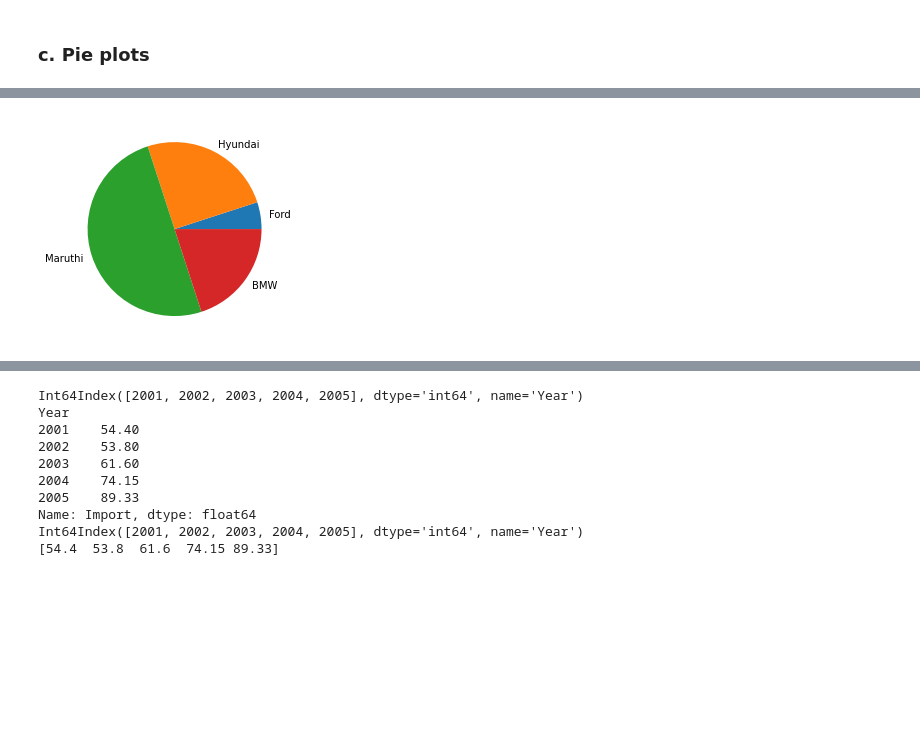
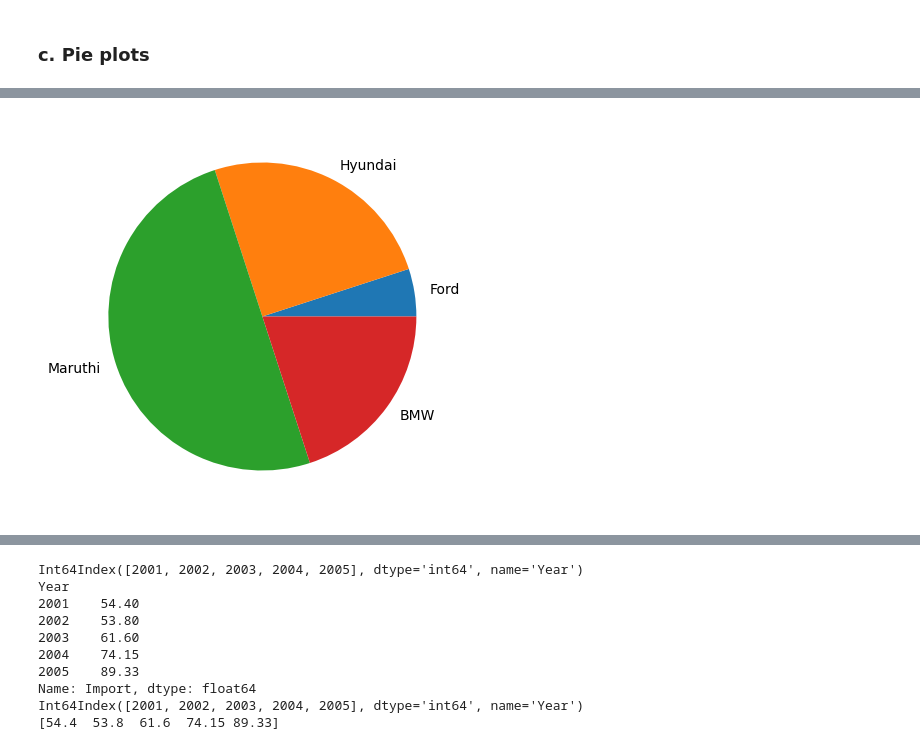
Before and after one commit to vidyadharbendre/learn_advanced_python_using_examples, a Jupyter notebook: notebooks/Advanced/advanced_python_programming_4.ipynb, the cells around one changed output, grey strips where cells are left out. Drawn from its saved outputs; the diff is of its cells as text; code cells hidden in the pictures; blank space fills up the shorter version.

```diff
--- a/notebooks/Advanced/advanced_python_programming_4.ipynb
+++ b/notebooks/Advanced/advanced_python_programming_4.ipynb
@@ -296,11 +323,13 @@ dataframe_5.plot(x='Year', y=["Import", "Export"], kind="bar", width = 0.8)
 # %%
 # type your code here
 data_pie = [5, 25, 50, 20]
 cars = ['Ford', 'Hyundai', 'Maruthi', 'BMW']
+
+plt.figure(figsize=(10, 5))
 plt.pie(x=data_pie, labels=cars)
 plt.show()
 # %% [output]
-[figure, old version]
+[figure, new version]
 # %% [markdown]
 <table align="left" width=100%>
     <tr>
```
Also changed, not shown: parts of 10 cells of this notebook.
